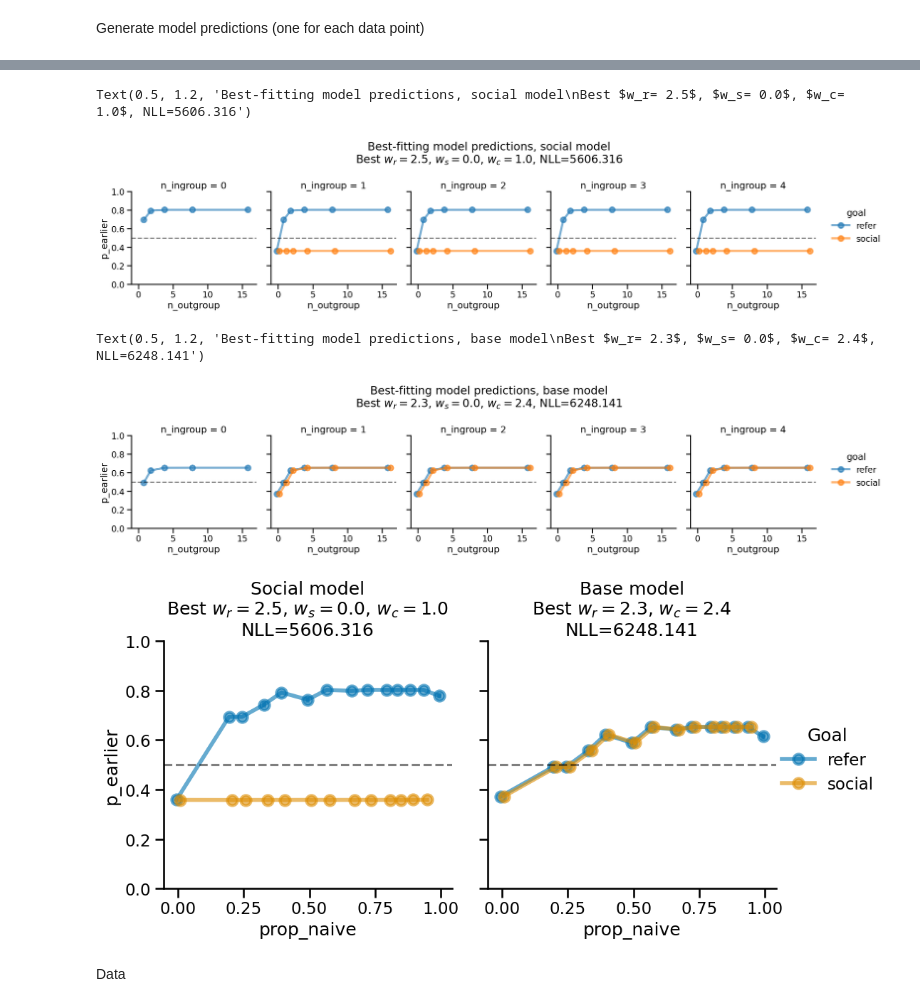
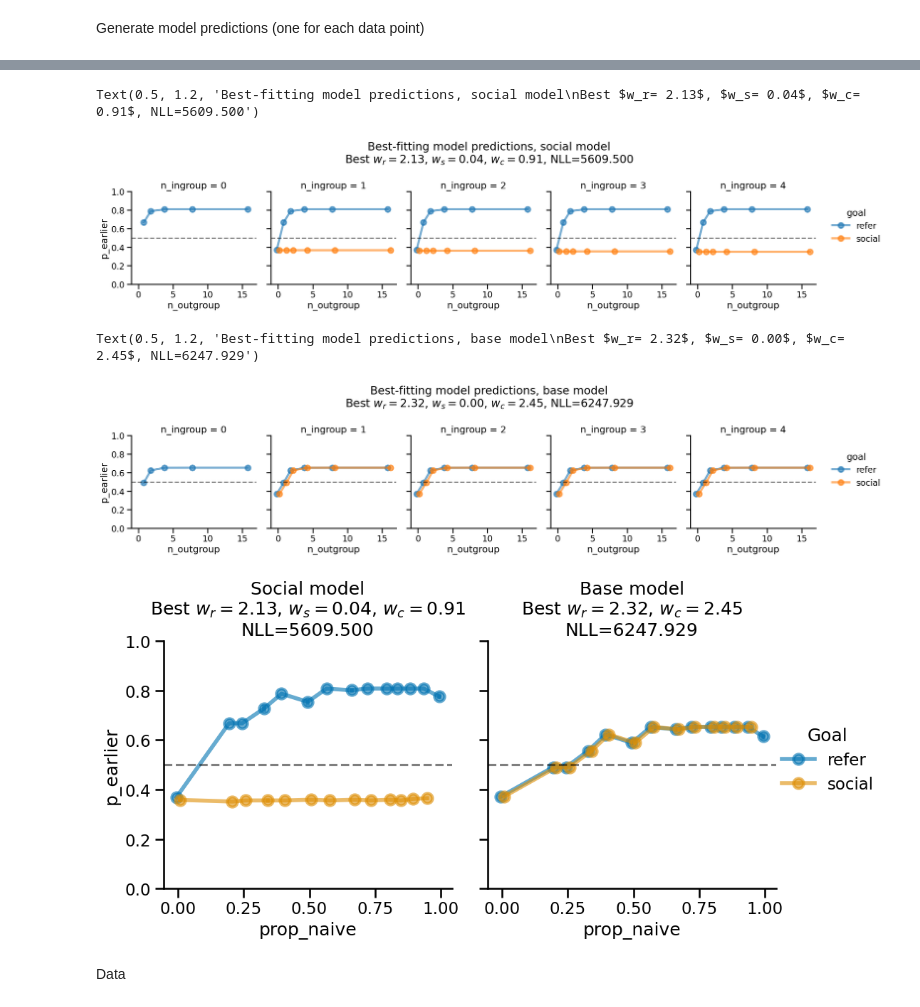
Before and after one commit to aliciamchen/code-switching, a Jupyter notebook: model/fit-predict-3pp-blue-naive-earlier-later.ipynb, the cells around one changed output, grey strips where cells are left out. Cells and saved outputs as stored; diff of their text form; code cells hidden in the pictures.

```diff
--- a/model/fit-predict-3pp-blue-naive-earlier-later.ipynb
+++ b/model/fit-predict-3pp-blue-naive-earlier-later.ipynb
@@ -156,9 +157,6 @@ def NLL_all(model_type, n_in_refer, n_out_refer, n_in_social, n_out_social, resp
     nll_social = -jnp.sum(resp_social * jnp.log(preds_social_clipped) + (1 - resp_social) * jnp.log(1 - preds_social_clipped))
     return nll_refer + nll_social
 # %%
-import optax
-
-
 def fit_params(
     model_type,
     initial_params,
@@ -184,7 +182,7 @@ def fit_params(
             params[0],
             params[1],
             params[2],
-            params[3],
+            params[3]
         )
 
     grad_fn = jax.value_and_grad(loss_fn)
@@ -197,6 +195,7 @@ def fit_params(
         nll_value, nll_grads = grad_fn(params)
         updates, opt_state = optimizer.update(nll_grads, opt_state)
         params = optax.apply_updates(params, updates)
+        params = params.at[3].set(jnp.clip(params[3], 0, 1)) # clip p_noise to [0, 1]
 
         if step % 100 == 0:
             print(f"Step {step}, NLL value: {nll_value}, Params: {params}")
@@ -212,15 +211,15 @@ def fit_params(
 # %%
 best_params_social, best_nll_social = fit_params(
     ModelType.SOCIAL,
-    [1, 1, 1, 0.5],
+    [1, 1, 1, 0.1],
     n_in_refer,
     n_out_refer,
     n_in_social,
     n_out_social,
     resp_refer,
     resp_social,
-    lr=0.001,
+    lr=0.0001,
     tol=1e-6,
-    max_steps=10000,
+    max_steps=100000,
 )
 # %% [output]
@@ -246,7 +245,7 @@ best_w_r_social, best_w_s_social, best_w_c_social, best_p_noise_social = best_pa
 # %%
 best_params_base, best_nll_base = fit_params(
     ModelType.BASE,
-    [1, 0, 1, 0.5],
+    [1, 0, 1, 0.1],
     n_in_refer,
     n_out_refer,
     n_in_social,
@@ -393,14 +392,14 @@ g = sns.catplot(
 g.map(plt.axhline, y=0.5, ls="--", color="black", alpha=0.5)
 g.set(ylim=(0, 1))
 g.figure.suptitle(
-    "Best-fitting model predictions, social model\nBest $w_r= {:.1f}$, $w_s= {:.1f}$, $w_c= {:.1f}$, NLL={:.3f}".format(
+    "Best-fitting model predictions, social model\nBest $w_r= {:.2f}$, $w_s= {:.2f}$, $w_c= {:.2f}$, NLL={:.3f}".format(
         best_w_r_social, best_w_s_social, best_w_c_social, best_nll_social
     ),
     y=1.2,
 )
 # %% [output]
-Text(0.5, 1.2, 'Best-fitting model predictions, social model\nBest $w_r= 2.5$, $w_s= 0.0$, $w_c= 1.0$, NLL=5606.316')
+Text(0.5, 1.2, 'Best-fitting model predictions, social model\nBest $w_r= 2.13$, $w_s= 0.04$, $w_c= 0.91$, NLL=5609.500')
-[figure, old version]
+[figure, new version]
 # %%
 g = sns.catplot(
     data=preds_df[preds_df["model"] == "base"],
@@ -419,14 +418,14 @@ g = sns.catplot(
 g.map(plt.axhline, y=0.5, ls="--", color="black", alpha=0.5)
 g.set(ylim=(0, 1))
 g.figure.suptitle(
-    "Best-fitting model predictions, base model\nBest $w_r= {:.1f}$, $w_s= {:.1f}$, $w_c= {:.1f}$, NLL={:.3f}".format(
+    "Best-fitting model predictions, base model\nBest $w_r= {:.2f}$, $w_s= {:.2f}$, $w_c= {:.2f}$, NLL={:.3f}".format(
         best_w_r_base, best_w_s_base, best_w_c_base, best_nll_base
     ),
     y=1.2,
 )
 # %% [output]
-Text(0.5, 1.2, 'Best-fitting model predictions, base model\nBest $w_r= 2.3$, $w_s= 0.0$, $w_c= 2.4$, NLL=6248.141')
+Text(0.5, 1.2, 'Best-fitting model predictions, base model\nBest $w_r= 2.32$, $w_s= 0.00$, $w_c= 2.45$, NLL=6247.929')
-[figure, old version]
+[figure, new version]
 # %%
 g = sns.FacetGrid(preds_df, col="model", sharey=True, height=5, aspect=1)
 
@@ -435,36 +434,36 @@ g.map_dataframe(
     sns.pointplot,
     x="prop_naive",
     y="p_earlier",
     hue="goal",
     alpha=0.6,
     native_scale=True,
     dodge=0.3,
     palette="colorblind",
 )
 
 for ax in g.axes.flat:
     ax.axhline(y=0.5, ls="--", color="black", alpha=0.5)
     ax.set_ylim(0, 1)
 
 titles = {
-    "social": "Social model\nBest $w_r= {:.1f}$, $w_s= {:.1f}$, $w_c= {:.1f}$\nNLL={:.3f}".format(
+    "social": "Social model\nBest $w_r= {:.2f}$, $w_s= {:.2f}$, $w_c= {:.2f}$\nNLL={:.3f}".format(
         best_w_r_social, best_w_s_social, best_w_c_social, best_nll_social
     ),
-    "base": "Base model\nBest $w_r= {:.1f}$, $w_c= {:.1f}$\nNLL={:.3f}".format(
+    "base": "Base model\nBest $w_r= {:.2f}$, $w_c= {:.2f}$\nNLL={:.3f}".format(
         best_w_r_base, best_w_c_base, best_nll_base
     ),
 }
 
 for ax, model in zip(g.axes.flat, titles.keys()):
     ax.set_title(titles[model])
 
 # Add a common legend
 g.add_legend(title="Goal")
 
 # Adjust layout
 plt.show()
 # %% [output]
-[figure, old version]
+[figure, new version]
 # %% [markdown]
 Data
 # %%
```
Also changed, not shown: parts of 8 cells of this notebook.
